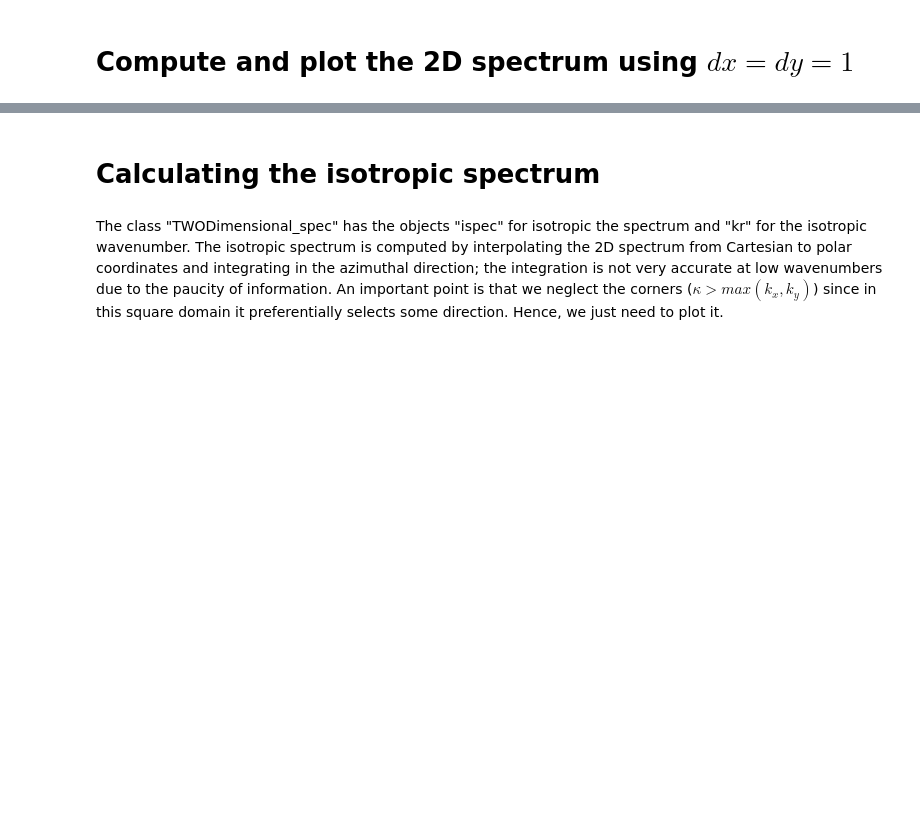
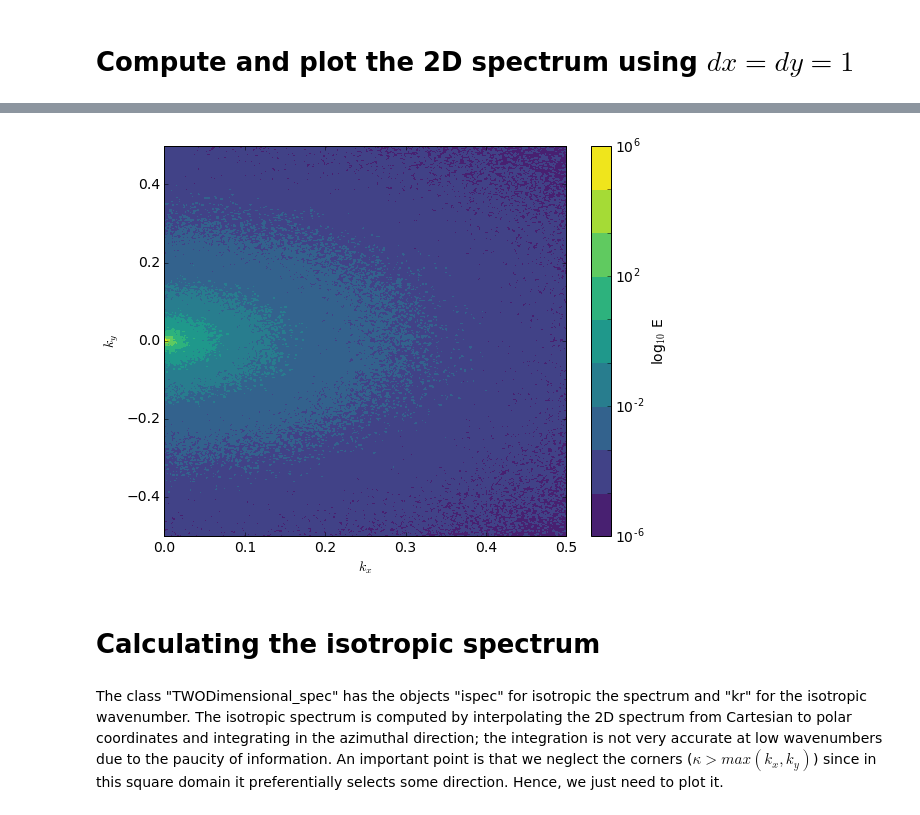
Before and after one commit to pyspec/pyspec, a Jupyter notebook: examples/example_2d_spectra.ipynb, the cells around one changed output, grey strips where cells are left out. Cells and saved outputs as stored; diff of their text form; code cells hidden in the pictures; blank space fills up the shorter version.

```diff
--- a/examples/example_2d_spectra.ipynb
+++ b/examples/example_2d_spectra.ipynb
@@ -35,3 +44,13 @@ cb.set_label(r'log$_{10}$ E')
+# %%
+fig = plt.figure(figsize=(9,7))
+ax = fig.add_subplot(111)
+cf = ax.contourf(spec2d.kk1,spec2d.kk2,spec2d10.spec.mean(axis=-1),np.logspace(-6,6,10),norm=LogNorm(vmin=1.e-6,vmax=1e6))
+cb = plt.colorbar(cf)
+ax.set_xlabel(r'$k_x$')
+ax.set_ylabel(r'$k_y$')
+cb.set_label(r'log$_{10}$ E')
+# %% [output]
+[figure, added]
 # %% [markdown]
 # Calculating the isotropic spectrum
 # %% [markdown]
```
Also changed, not shown: parts of 9 cells of this notebook.
